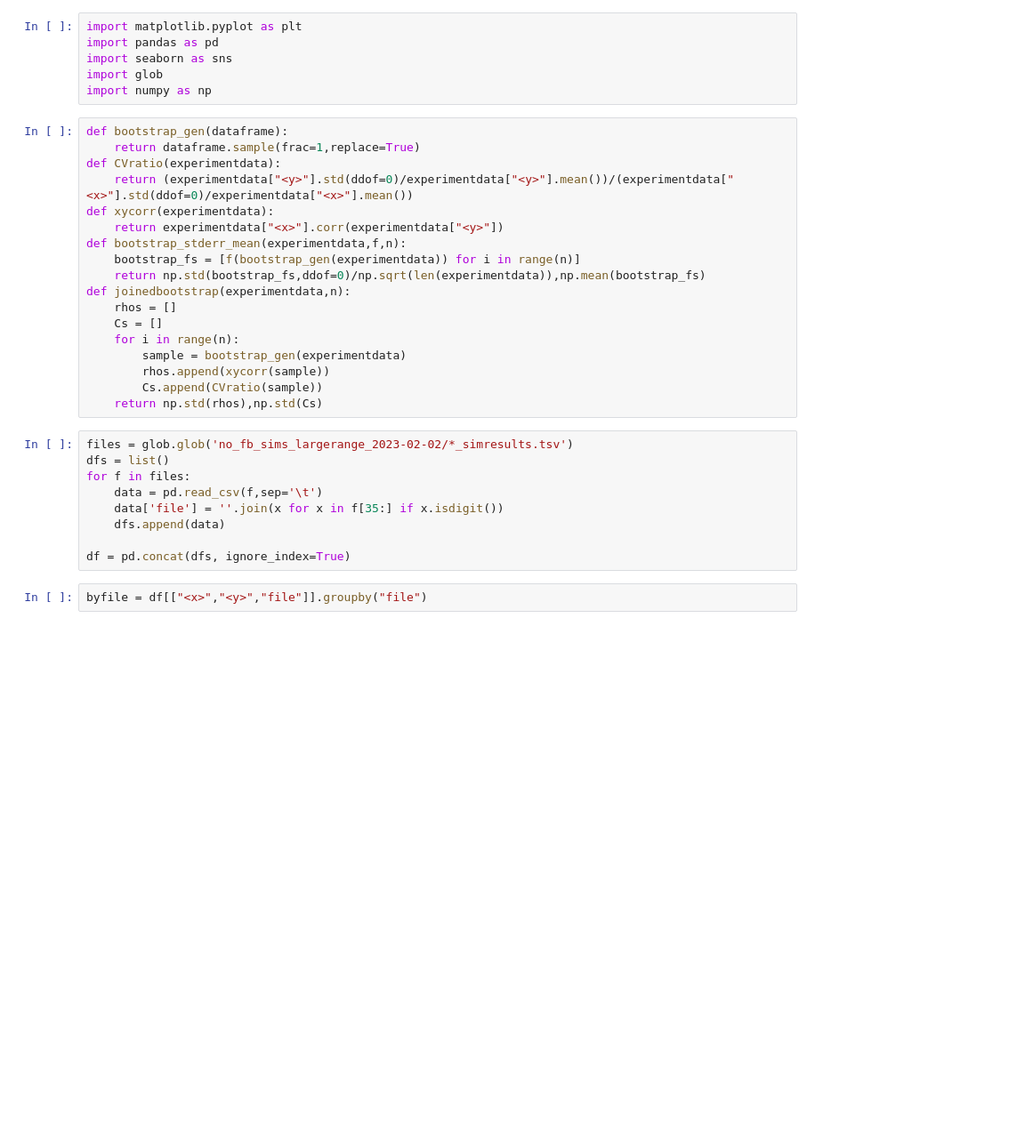
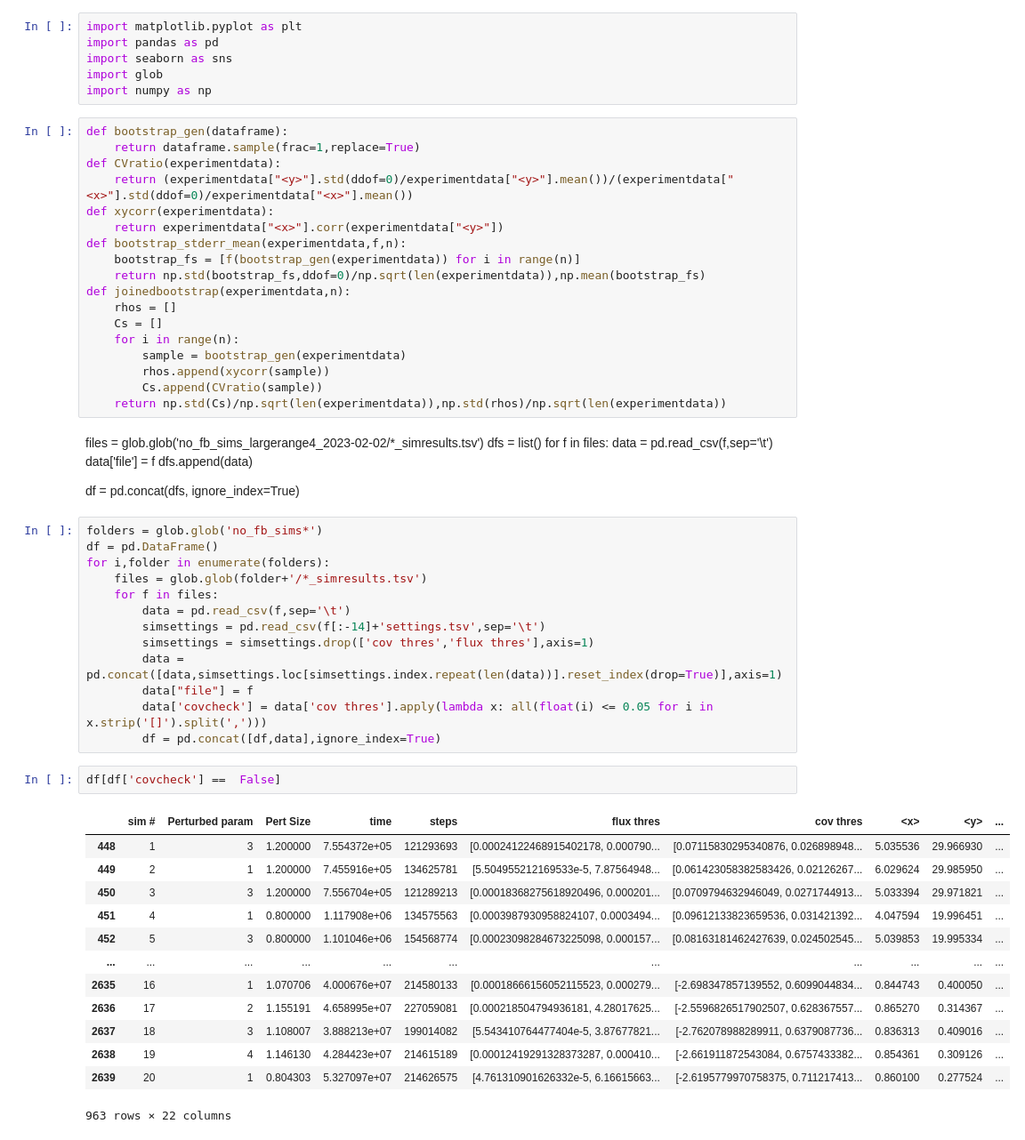
Before and after one commit to s-iyengar/StochFiniteDiffs, a Jupyter notebook: nofb_pointsplot.ipynb, the cells around one changed output. Shown: that part at 89% size. Drawn from its saved outputs; the diff is of its cells as text; blank space fills up the shorter version.

```diff
--- a/nofb_pointsplot.ipynb
+++ b/nofb_pointsplot.ipynb
@@ -21,16 +21,43 @@ def joinedbootstrap(experimentdata,n):
         sample = bootstrap_gen(experimentdata)
         rhos.append(xycorr(sample))
         Cs.append(CVratio(sample))
-    return np.std(rhos),np.std(Cs)
+    return np.std(Cs)/np.sqrt(len(experimentdata)),np.std(rhos)/np.sqrt(len(experimentdata))
-# %%
-files = glob.glob('no_fb_sims_largerange_2023-02-02/*_simresults.tsv')
-dfs = list()
-for f in files:
-    data = pd.read_csv(f,sep='\t')
-    data['file'] = ''.join(x for x in f[35:] if x.isdigit())
-    dfs.append(data)
-
-df = pd.concat(dfs, ignore_index=True)
-# %%
-byfile = df[["<x>","<y>","file"]].groupby("file")
+# %% [markdown]
+files = glob.glob('no_fb_sims_largerange4_2023-02-02/*_simresults.tsv')
+dfs = list()
+for f in files:
+    data = pd.read_csv(f,sep='\t')
+    data['file'] = f
+    dfs.append(data)
+
+df = pd.concat(dfs, ignore_index=True)
+# %%
+folders = glob.glob('no_fb_sims*')
+df = pd.DataFrame()
+for i,folder in enumerate(folders):
+    files = glob.glob(folder+'/*_simresults.tsv')
+    for f in files:
+        data = pd.read_csv(f,sep='\t')
+        simsettings = pd.read_csv(f[:-14]+'settings.tsv',sep='\t')
+        simsettings = simsettings.drop(['cov thres','flux thres'],axis=1)
+        data = pd.concat([data,simsettings.loc[simsettings.index.repeat(len(data))].reset_index(drop=True)],axis=1)
+        data["file"] = f
+        data['covcheck'] = data['cov thres'].apply(lambda x: all(float(i) <= 0.05 for i in x.strip('[]').split(',')))
+        df = pd.concat([df,data],ignore_index=True)
+# %%
+df[df['covcheck'] ==  False]
+# %% [output]
+|  | sim # | Perturbed param | Pert Size | time | steps | flux thres | cov thres | <x> | <y> | ... |
+| 448 | 1 | 3 | 1.200000 | 7.554372e+05 | 121293693 | [0.00024122468915402178, 0.000790... | [0.07115830295340876, 0.026898948... | 5.035536 | 29.966930 | ... |
+| 449 | 2 | 1 | 1.200000 | 7.455916e+05 | 134625781 | [5.504955212169533e-5, 7.87564948... | [0.061423058382583426, 0.02126267... | 6.029624 | 29.985950 | ... |
+| 450 | 3 | 3 | 1.200000 | 7.556704e+05 | 121289213 | [0.00018368275618920496, 0.000201... | [0.0709794632946049, 0.0271744913... | 5.033394 | 29.971821 | ... |
+| 451 | 4 | 1 | 0.800000 | 1.117908e+06 | 134575563 | [0.0003987930958824107, 0.0003494... | [0.09612133823659536, 0.031421392... | 4.047594 | 19.996451 | ... |
+| 452 | 5 | 3 | 0.800000 | 1.101046e+06 | 154568774 | [0.00023098284673225098, 0.000157... | [0.08163181462427639, 0.024502545... | 5.039853 | 19.995334 | ... |
+| ... | ... | ... | ... | ... | ... | ... | ... | ... | ... | ... |
+| 2635 | 16 | 1 | 1.070706 | 4.000676e+07 | 214580133 | [0.00018666156052115523, 0.000279... | [-2.698347857139552, 0.6099044834... | 0.844743 | 0.400050 | ... |
+| 2636 | 17 | 2 | 1.155191 | 4.658995e+07 | 227059081 | [0.000218504794936181, 4.28017625... | [-2.5596826517902507, 0.628367557... | 0.865270 | 0.314367 | ... |
+| 2637 | 18 | 3 | 1.108007 | 3.888213e+07 | 199014082 | [5.543410764477404e-5, 3.87677821... | [-2.762078988289911, 0.6379087736... | 0.836313 | 0.409016 | ... |
+| 2638 | 19 | 4 | 1.146130 | 4.284423e+07 | 214615189 | [0.00012419291328373287, 0.000410... | [-2.661911872543084, 0.6757433382... | 0.854361 | 0.309126 | ... |
+| 2639 | 20 | 1 | 0.804303 | 5.327097e+07 | 214626575 | [4.761310901626332e-5, 6.16615663... | [-2.6195779970758375, 0.711217413... | 0.860100 | 0.277524 | ... |
+963 rows × 22 columns
 # %%
```
Also changed, not shown: parts of 23 cells of this notebook, 2 other files.
